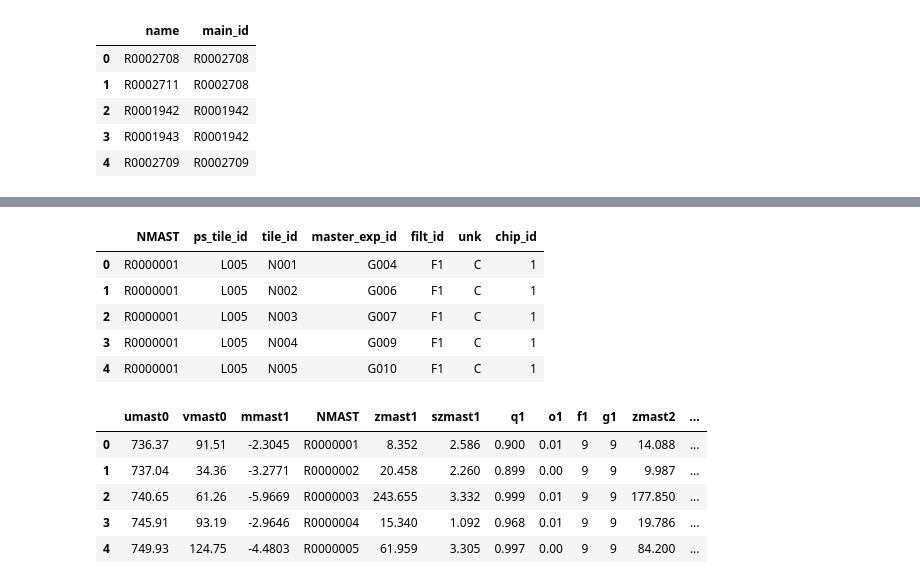
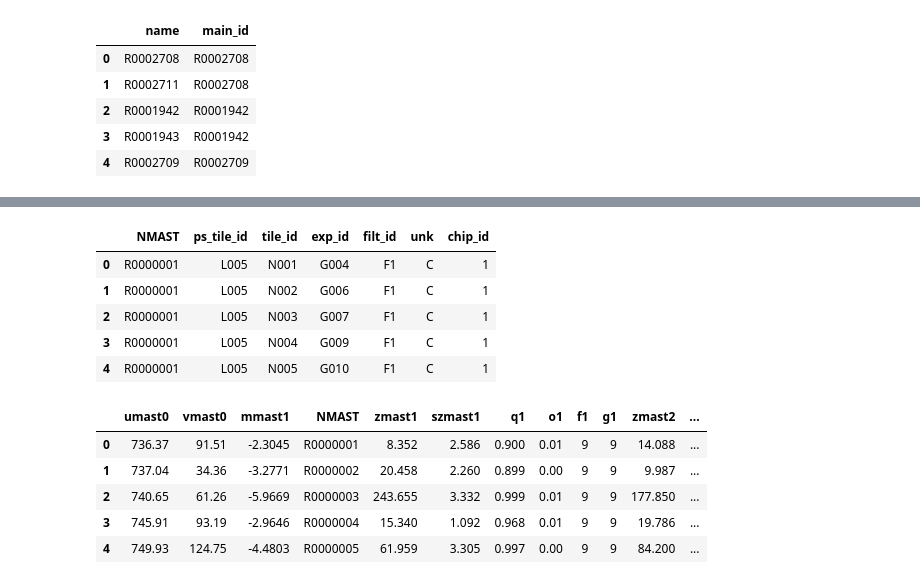
Before and after one commit to aggle/public_wifi, a Jupyter notebook: tr14/KS2_duplicates.ipynb, the cells around one changed output, grey strips where cells are left out. Cells and saved outputs as stored; diff of their text form; code cells hidden in the pictures.

```diff
--- a/tr14/KS2_duplicates.ipynb
+++ b/tr14/KS2_duplicates.ipynb
@@ -281,8 +263,8 @@ Index(['umast', 'vmast', 'magu', 'utile', 'vtile', 'z0', 'sz0', 'f0', 'g0',
       dtype='object')
 # %%
-point_sources_df[['NMAST', 'ps_tile_id', 'tile_id', 'master_exp_id', 'filt_id', 'unk', 'chip_id']].head()
+point_sources_df[['NMAST', 'ps_tile_id', 'tile_id', 'exp_id', 'filt_id', 'unk', 'chip_id']].head()
 # %% [output]
-|  | NMAST | ps_tile_id | tile_id | master_exp_id | filt_id | unk | chip_id |
+|  | NMAST | ps_tile_id | tile_id | exp_id | filt_id | unk | chip_id |
 | 0 | R0000001 | L005 | N001 | G004 | F1 | C | 1 |
 | 1 | R0000001 | L005 | N002 | G006 | F1 | C | 1 |
 | 2 | R0000001 | L005 | N003 | G007 | F1 | C | 1 |
```
Also changed, not shown: parts of 7 cells of this notebook, 1 other file.
